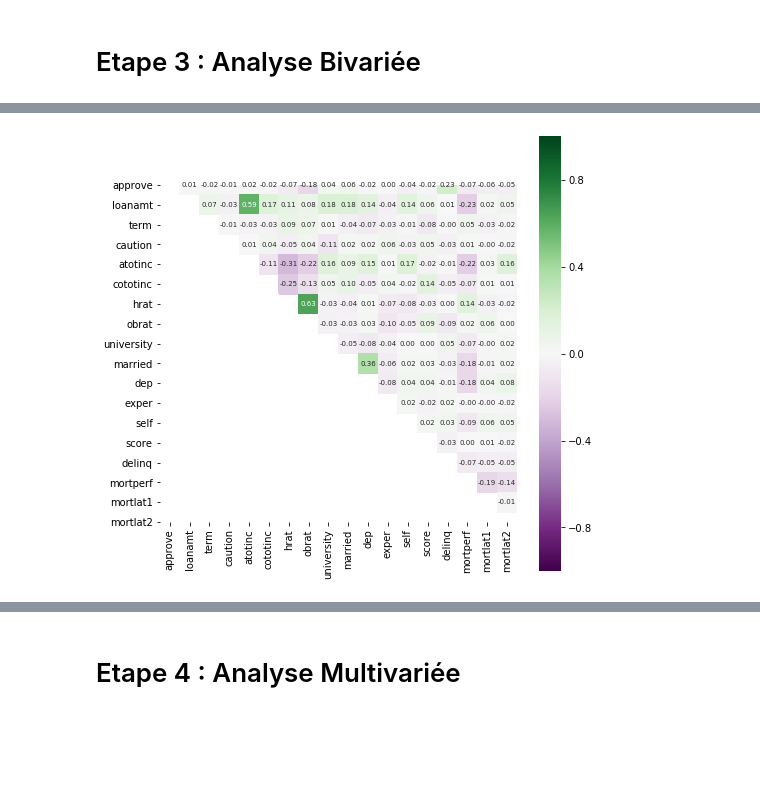
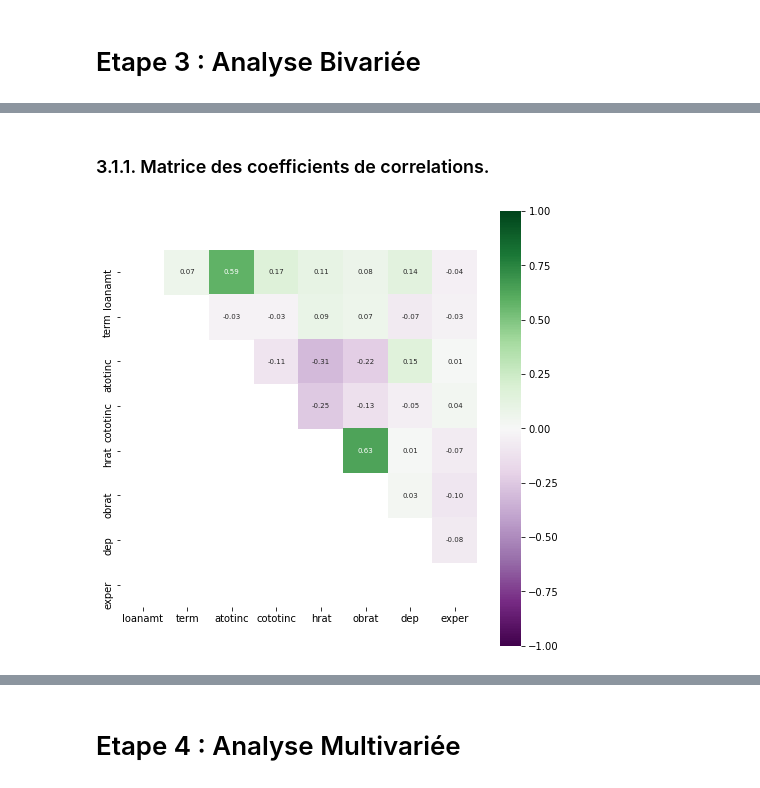
Before and after one commit to sonicosamedy/Projet-Python-Paris1-Pantheon-Sorbonne, a Jupyter notebook: Projet_python.ipynb, the cells around one changed output, grey strips where cells are left out. Saved outputs shown, nothing was run; the diff lists cells and outputs as text; code cells hidden in the pictures; blank space fills up the shorter version.

```diff
--- a/Projet_python.ipynb
+++ b/Projet_python.ipynb
@@ -247,8 +254,11 @@ plt.show()
+# %% [markdown]
+### 3.1.1. Matrice des coefficients de correlations.
 # %%
 #Matrice de corrélation
+col = [ 1, 2, 4, 5, 6, 7, 12, 13]
 plt.figure(figsize=(8,8))
-masque  =  np.tril(data1.corr())
-sns.heatmap(data2.corr(),annot=True,annot_kws={"size": 7}, vmin=-1, vmax=1,fmt='.2f',cmap= 'PRGn' ,square=True,mask = masque)
+masque  =  np.tril(data2.iloc[: , col].corr())
+sns.heatmap(data2.iloc[: , col].corr(),annot=True,annot_kws={"size": 7}, vmin=-1, vmax=1,fmt='.2f',cmap= 'PRGn' ,square=True,mask = masque)
 plt.show()
 # %% [output]
-[figure, old version]
+[figure, new version]
```
Also changed, not shown: parts of 37 cells of this notebook.
